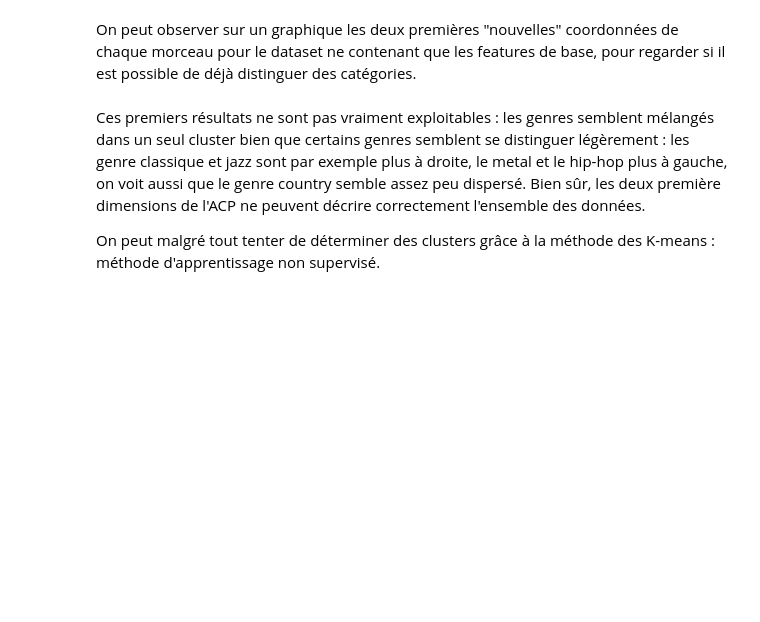
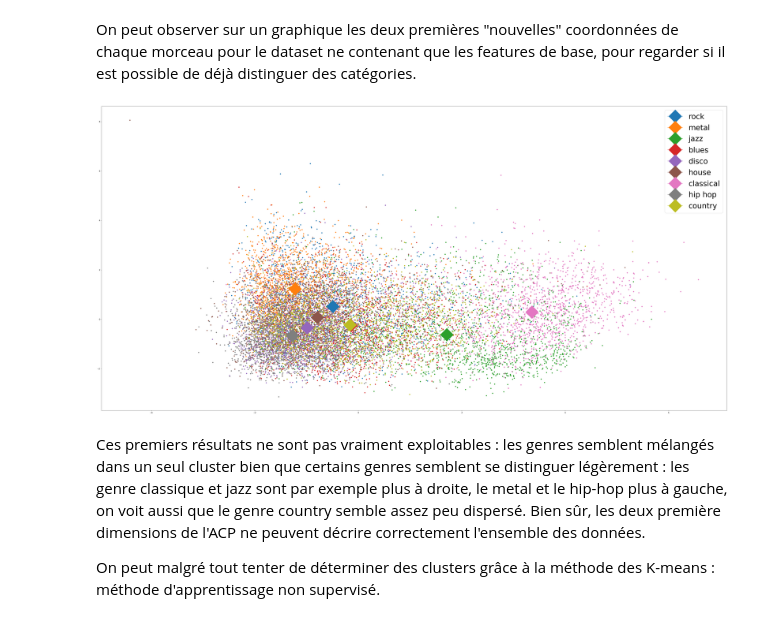
Before and after one commit to clemabed/Classification_de_genres_musicaux, a Jupyter notebook: Classification_genres_musicaux.ipynb, the cells around one changed output. Cells and saved outputs as stored; diff of their text form; code cells hidden in the pictures; blank space fills up the shorter version.

```diff
--- a/Classification_genres_musicaux.ipynb
+++ b/Classification_genres_musicaux.ipynb
@@ -396,0 +540,3 @@ normalized_df_track_reduced.shape
+# %%
+normalized_df_track_reduced = pd.concat([pd.DataFrame(normalized_df_track_reduced, index = normalized_df_track.index, columns = ['PCA-%d' % k for k in range(1,11)]), normalized_df_track.labels], axis = 1)
+normalized_df_track_reduced.head(3)
@@ -404,15 +551,21 @@ normalized_df_track_reduced
 # %%
-df_plot = pd.DataFrame(dict(x=x, y=y, label=labels))
-groups = df_plot.groupby('label')
+groups = normalized_df_track_reduced.groupby('labels')
 fig, ax = plt.subplots()
 plt.rcParams["figure.figsize"] = [60,30]
 ax.margins(0.05)
-for name, group in groups:
+cmap = matplotlib.cm.get_cmap('tab10')
+for idx, (name, group) in enumerate(groups):
     genre = labels_to_genres[name]
-    ax.plot(group.x, group.y, marker='o', linestyle='', ms=20, label=genre)
+    ax.plot(group['PCA-1'], group['PCA-2'], marker='o', linestyle='', ms=5, zorder=1, c = cmap.colors[idx])
+    ax.plot(group['PCA-1'].mean(),group['PCA-2'].mean(), marker='D', ms=50, label= genre, zorder=2, c = cmap.colors[idx])
+
 ax.legend(fontsize = 40)
 
+
+
 plt.show()
+# %% [output]
+[figure, added]
 # %% [markdown]
 Ces premiers résultats ne sont pas vraiment exploitables : les genres semblent mélangés dans un seul cluster bien que certains genres semblent se distinguer légèrement : les genre classique et jazz sont par exemple plus à droite, le metal et le hip-hop plus à gauche, on voit aussi que le genre country semble assez peu dispersé. Bien sûr, les deux première dimensions de l'ACP ne peuvent décrire correctement l'ensemble des données.
 
```
Also changed, not shown: parts of 25 cells of this notebook, 2 other files.
